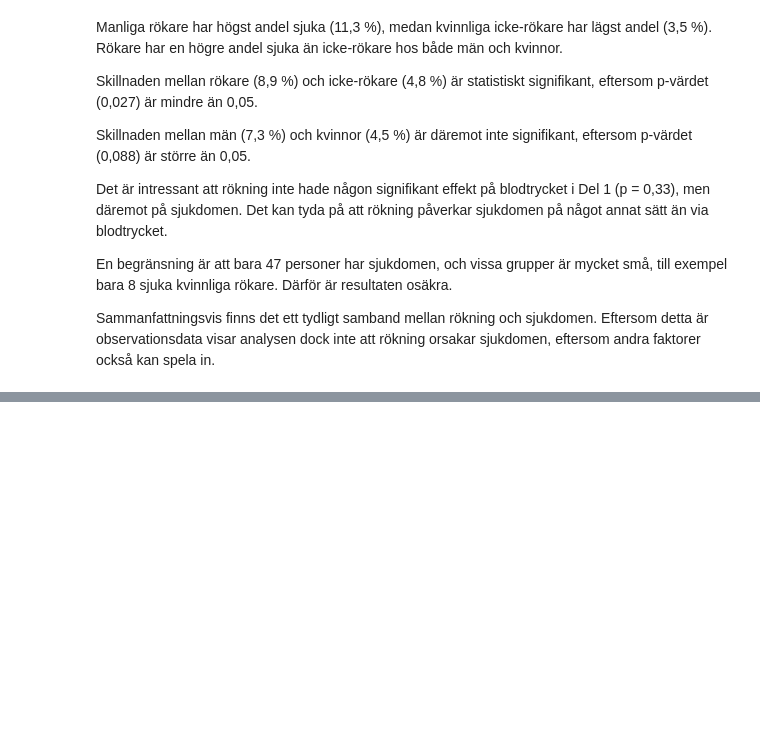
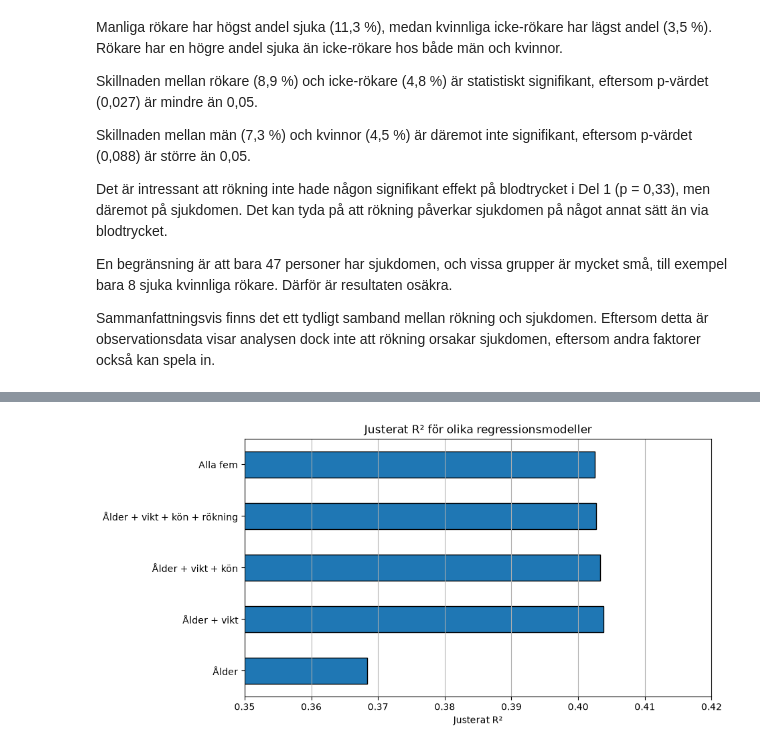
Before and after one commit to roshima-fernando/halsostudie---examuppgift, a Jupyter notebook: health_study.ipynb, the cells around one changed output, grey strips where cells are left out. Drawn from its saved outputs; the diff is of its cells as text; code cells hidden in the pictures; blank space fills up the shorter version.

Commit message:
Lägg till multipel regression och modelljämförelse

```diff
--- a/health_study.ipynb
+++ b/health_study.ipynb
@@ -547,0 +553,6 @@ Sammanfattningsvis finns det ett tydligt samband mellan rökning och sjukdomen.
+# %%
+# Dummyvariabler : text -> 0/1
+df["male"] = (df["sex"] == "M").astype(int)
+df["smoker_yes"] = (df["smoker"] == "Yes").astype(int)
+
+df[["sex", "male", "smoker", "smoker_yes"]].head()
@@ -547,0 +580,12 @@ Sammanfattningsvis finns det ett tydligt samband mellan rökning och sjukdomen.
+# %%
+# Jämför modeller med olika många variabler
+models = {
+    "Ålder" : ["age"],
+    "Ålder + vikt" : ["age", "weight"],
+    "Ålder + vikt + kön" : ["age", "weight", "male"],
+    "Ålder + vikt + kön + rökning" : ["age", "weight", "male","smoker_yes"],
+    "Alla fem" : ["age", "weight", "male","smoker_yes","cholesterol"],
+}
+
+model_comparison = compare_regression_models(df, models, "systolic_bp")
+model_comparison
@@ -547,0 +600,13 @@ Sammanfattningsvis finns det ett tydligt samband mellan rökning och sjukdomen.
+# %%
+# Visualisering: förklaringsgrad per modell
+fig, ax = plt.subplots(figsize = (9,5))
+
+model_comparison["justerat_R2"].plot(kind="barh", ax=ax, edgecolor="black")
+ax.set_title("Justerat R² för olika regressionsmodeller")
+ax.set_xlabel("Justerat R²")
+ax.set_ylabel("")
+ax.set_xlim(0.35, 0.42)
+ax.grid(True, axis="x")
+plt.show()
+# %% [output]
+[figure, added]
```
Also changed, not shown: parts of 6 cells of this notebook, 1 other file.
